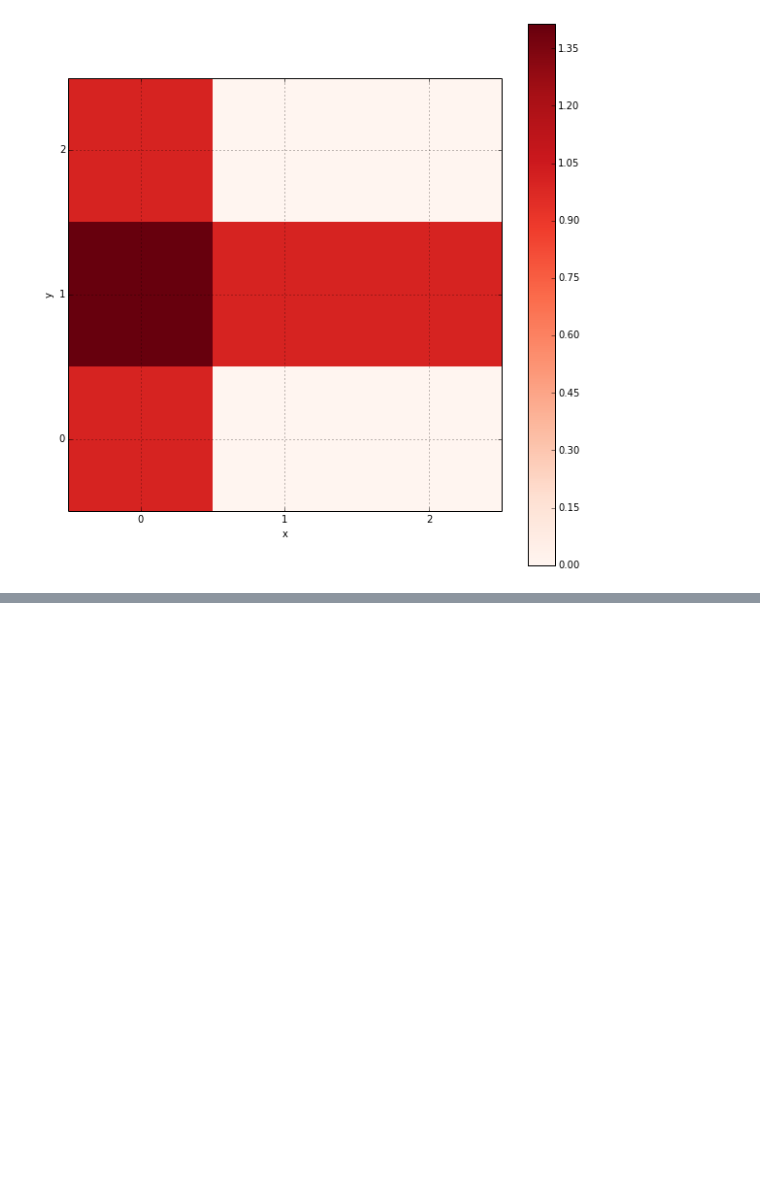
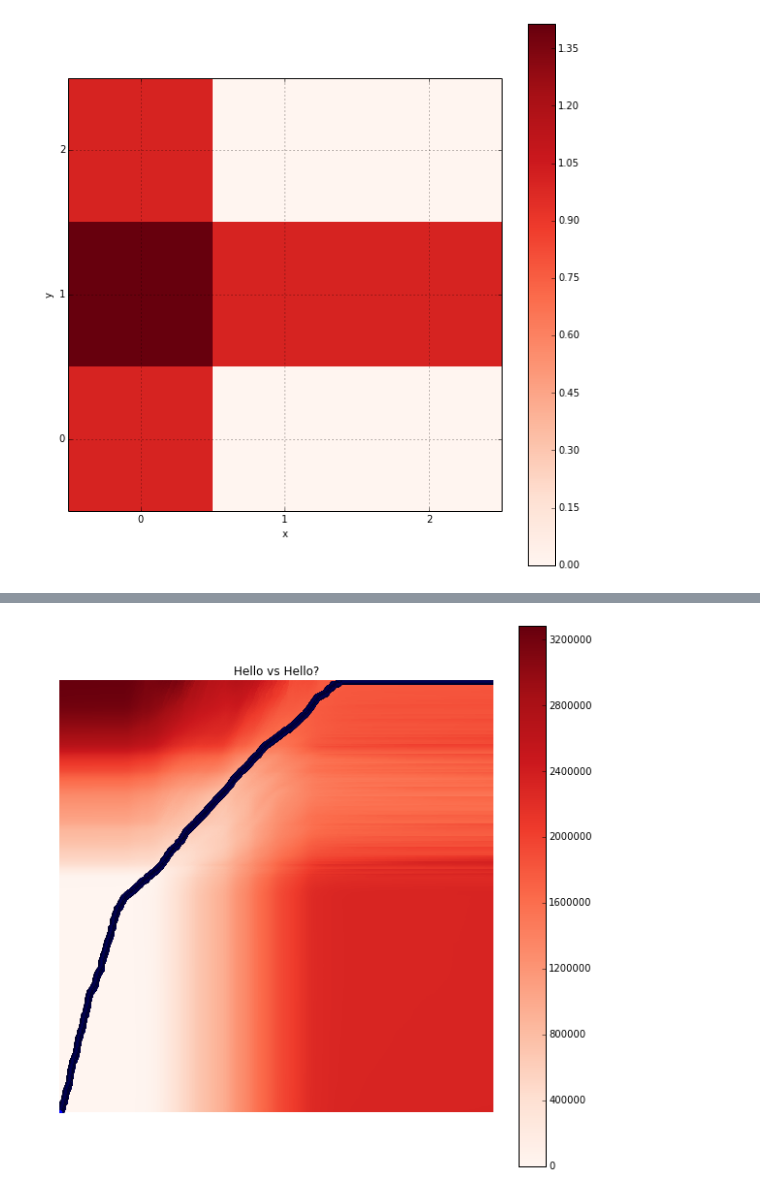
Before and after one commit to ricardodeazambuja/DTW, a Jupyter notebook: Dynamic_Time_Warping.ipynb, the cells around one changed output, grey strips where cells are left out. Cells and saved outputs as stored; diff of their text form; code cells hidden in the pictures; blank space fills up the shorter version.

```diff
--- a/Dynamic_Time_Warping.ipynb
+++ b/Dynamic_Time_Warping.ipynb
@@ -599,0 +673,19 @@ plt.show()
+# %%
+x = (samples[0][8000:26000])[::4]
+y = (samples[1][8000:26000])[::4]
+# %%
+dist=distances_matrix(x,y)
+# %%
+accumulated_cost=accumulated_cost_matrix(x,y,dist)
+# %%
+path,cost = path_cost_calculation(x,y,dist,accumulated_cost)
+# %%
+distance_cost_plot(accumulated_cost)
+plt.plot(path[:,0],path[:,1],'o-')
+plt.axis('off')
+plt.xticks([],[])# avoids white spaces
+plt.yticks([],[])# avoids white spaces
+plt.title("Hello vs Hello?")
+plt.show()
+# %% [output]
+[figure, added]
```
Also changed, not shown: parts of 29 cells of this notebook.
